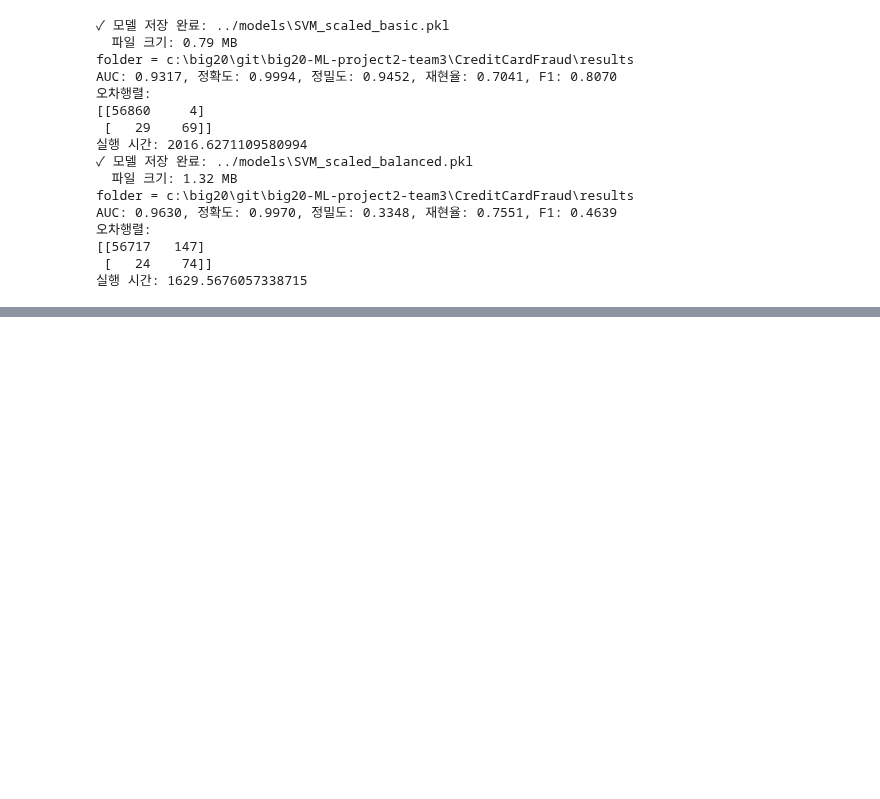
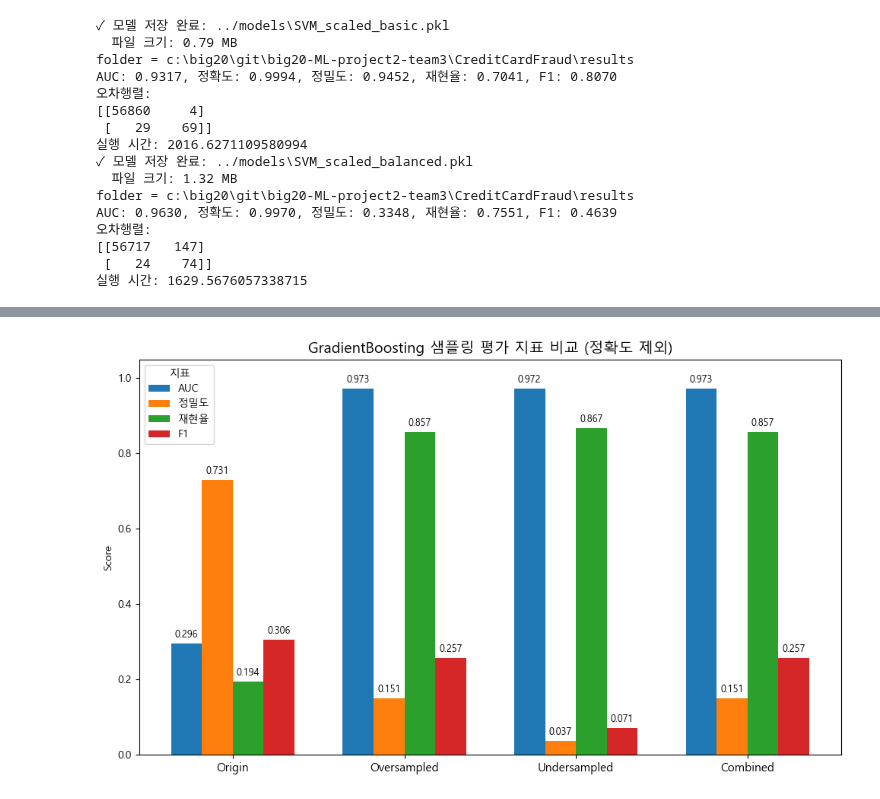
Before and after one commit to jaemin1020/big20-ML-project2-team3, a Jupyter notebook: CreditCardFraud/src/kjh_notscaled_standardScaler_base.ipynb, the cells around one changed output, grey strips where cells are left out. Cells and saved outputs as stored; diff of their text form; code cells hidden in the pictures; blank space fills up the shorter version.

```diff
--- a/CreditCardFraud/src/kjh_notscaled_standardScaler_base.ipynb
+++ b/CreditCardFraud/src/kjh_notscaled_standardScaler_base.ipynb
@@ -584,0 +686,43 @@ plot_sampling_metrics(
+# %%
+# 그래프 그리기
+
+# 각 샘플링에서 나온 지표값을 직접 채워 넣기
+#    ↓ 여기에 너가 실제로 얻은 수치를 넣으면 됨
+auc_scores = [
+    0.2959,  # Origin
+    0.9730,  # Oversampled
+    0.9720,  # Undersampled
+    0.9730   # Combined
+]
+
+precision_scores = [
+    0.7308,  # Origin
+    0.1511,  # Oversampled
+    0.0370,  # Undersampled
+    0.1511   # Combined
+]
+
+recall_scores = [
+    0.1939,  # Origin
+    0.8571,  # Oversampled
+    0.8673,  # Undersampled
+    0.8571   # Combined
+]
+
+f1_scores = [
+    0.3065,  # Origin
+    0.2569,  # Oversampled
+    0.0709,  # Undersampled
+    0.2569   # Combined
+]
+
+plot_sampling_metrics(
+    model_name='GradientBoosting',
+    sampling_methods=sampling_methods,
+    auc=auc_scores,
+    prec=precision_scores,
+    recall=recall_scores,
+    f1=f1_scores
+)
+# %% [output]
+[figure, added]
```
Also changed, not shown: parts of 9 cells of this notebook, 4 other files.
